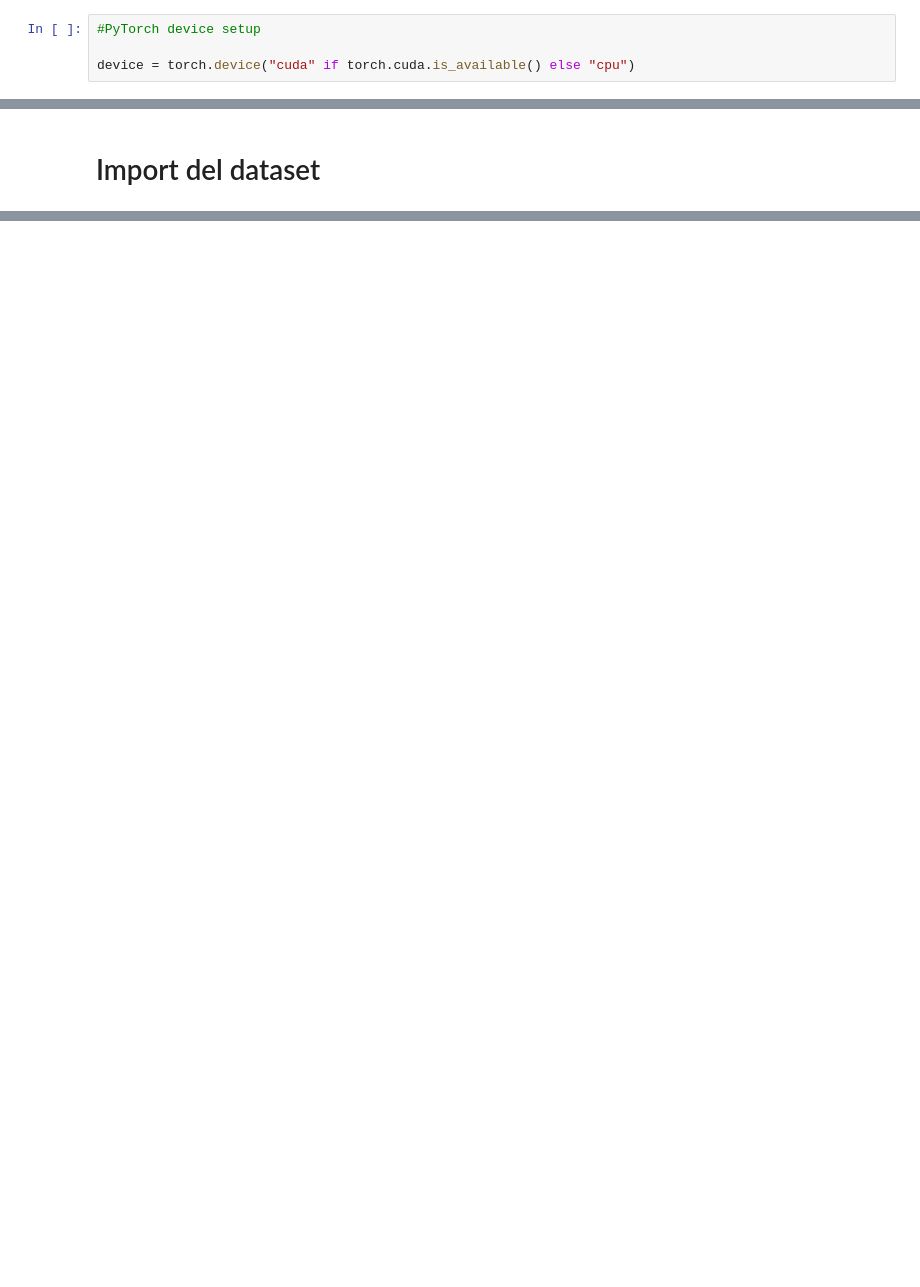
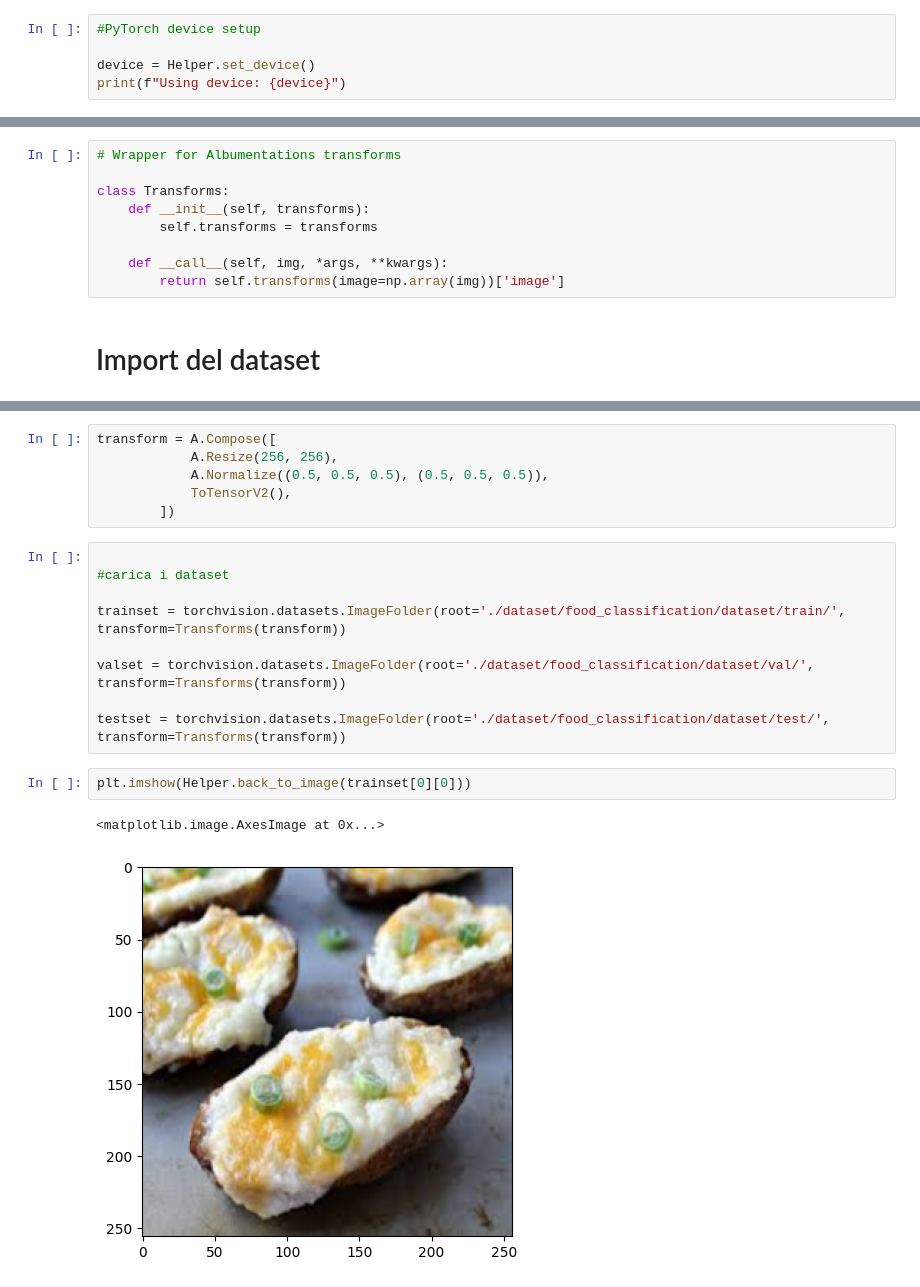
Before and after one commit to crypto-infinity/proai, a Jupyter notebook: course6-pytorch/project/neural_optimization_food.ipynb, the cells around one changed output, grey strips where cells are left out. Saved outputs shown, nothing was run; the diff lists cells and outputs as text; blank space fills up the shorter version.

```diff
--- a/course6-pytorch/project/neural_optimization_food.ipynb
+++ b/course6-pytorch/project/neural_optimization_food.ipynb
@@ -143,4 +130,5 @@ else:
 # %%
 #PyTorch device setup
 
-device = torch.device("cuda" if torch.cuda.is_available() else "cpu")
+device = Helper.set_device()
+print(f"Using device: {device}")
@@ -162,2 +146,11 @@ torch.manual_seed(seed)
+# %%
+# Wrapper for Albumentations transforms
+
+class Transforms:
+    def __init__(self, transforms):
+        self.transforms = transforms
+
+    def __call__(self, img, *args, **kwargs):
+        return self.transforms(image=np.array(img))['image']
 # %% [markdown]
 # Import del dataset
@@ -165,0 +163,20 @@ torch.manual_seed(seed)
+# %%
+transform = A.Compose([
+            A.Resize(256, 256),
+            A.Normalize((0.5, 0.5, 0.5), (0.5, 0.5, 0.5)),
+            ToTensorV2(),
+        ])
+# %%
+
+#carica i dataset
+
+trainset = torchvision.datasets.ImageFolder(root='./dataset/food_classification/dataset/train/', transform=Transforms(transform))
+
+valset = torchvision.datasets.ImageFolder(root='./dataset/food_classification/dataset/val/', transform=Transforms(transform))
+
+testset = torchvision.datasets.ImageFolder(root='./dataset/food_classification/dataset/test/', transform=Transforms(transform))
+# %%
+plt.imshow(Helper.back_to_image(trainset[0][0]))
+# %% [output]
+<matplotlib.image.AxesImage at 0x...>
+[figure, added]
```
Also changed, not shown: parts of 11 cells of this notebook, 1 other file.
